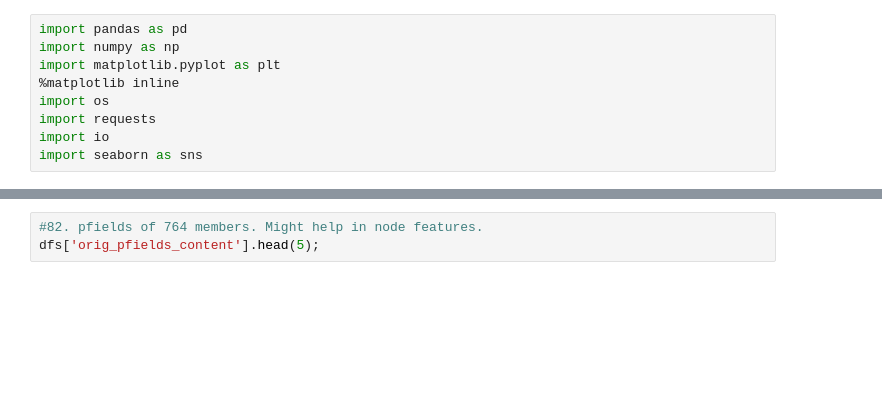
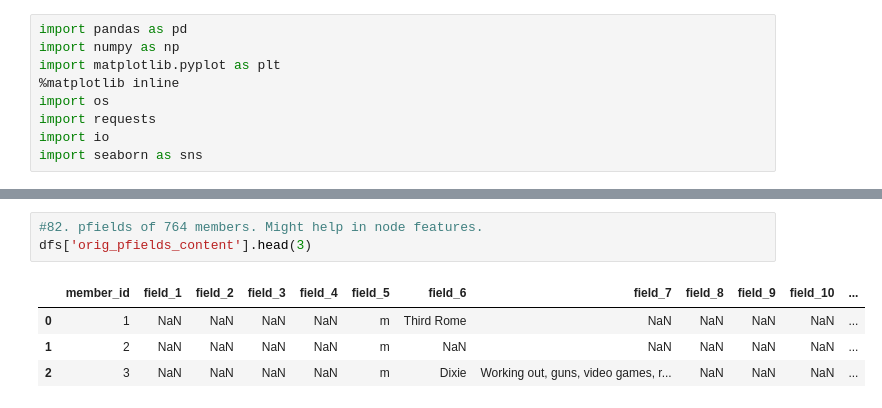
Before and after one commit to 7vik/dwayne, a Jupyter notebook: src/36 > Steel to Graphite.ipynb, the cells around one changed output, grey strips where cells are left out. Cells and saved outputs as stored; diff of their text form; blank space fills up the shorter version.

```diff
--- a/src/36 > Steel to Graphite.ipynb
+++ b/src/36 > Steel to Graphite.ipynb
@@ -116,5 +184,10 @@ dfs['orig_message_topics'].head(5);
 # %%
 #82. pfields of 764 members. Might help in node features.
-dfs['orig_pfields_content'].head(5);
+dfs['orig_pfields_content'].head(3)
+# %% [output]
+|  | member_id | field_1 | field_2 | field_3 | field_4 | field_5 | field_6 | field_7 | field_8 | field_9 | field_10 | ... |
+| 0 | 1 | NaN | NaN | NaN | NaN | m | Third Rome | NaN | NaN | NaN | NaN | ... |
+| 1 | 2 | NaN | NaN | NaN | NaN | m | NaN | NaN | NaN | NaN | NaN | ... |
+| 2 | 3 | NaN | NaN | NaN | NaN | m | Dixie | Working out, guns, video games, r... | NaN | NaN | NaN | ... |
 # %%
 #87. Only 20 rows. While it has id, rid, comment_by, author_name, 20 prolly won't help
```
Also changed, not shown: parts of 15 cells of this notebook.
